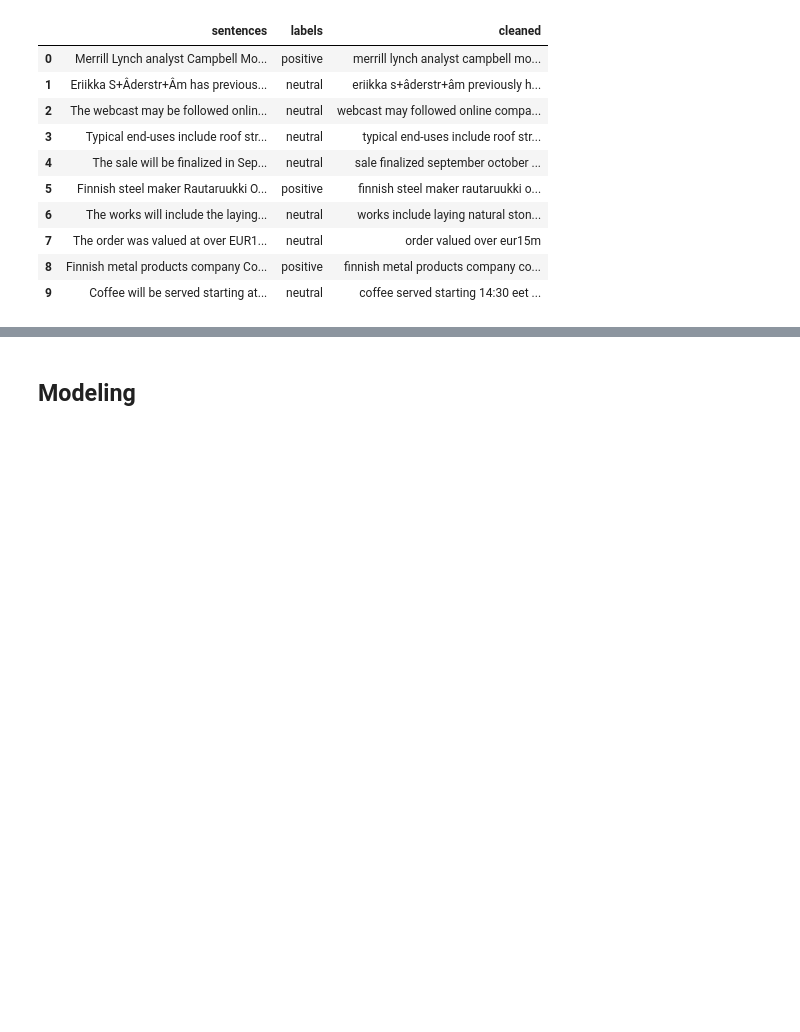
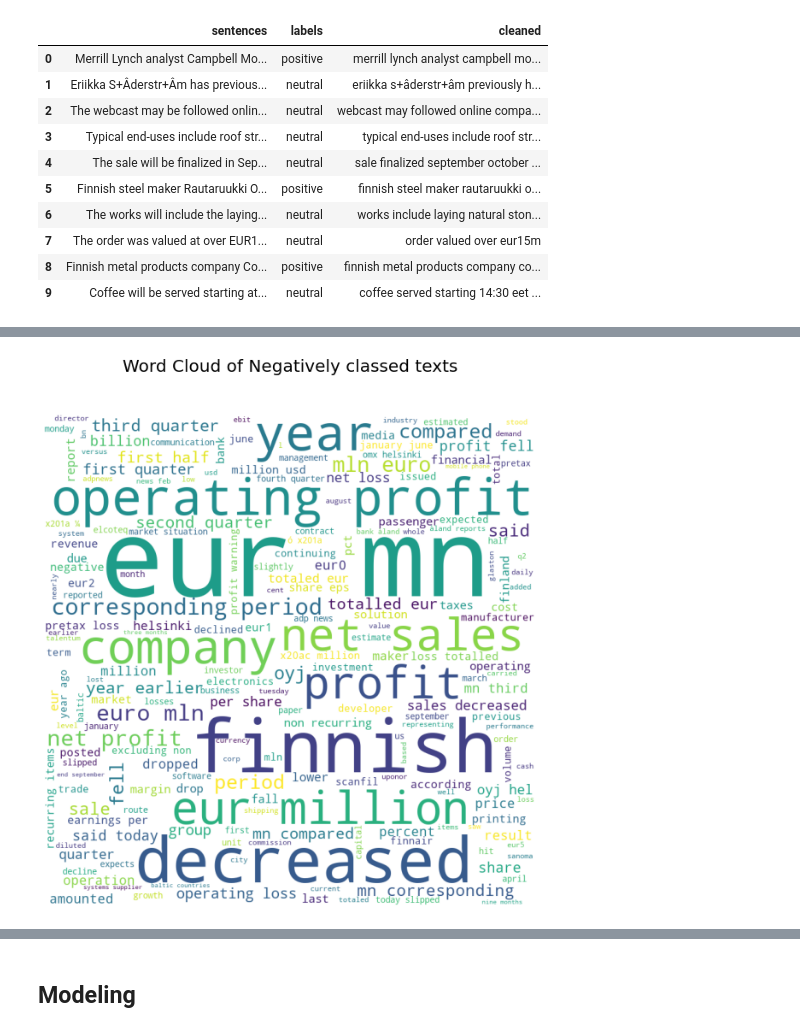
Before and after one commit to hritikb/financial_text_sentiment_analysis, a Jupyter notebook: NLP_Project.ipynb, the cells around one changed output, grey strips where cells are left out. Cells and saved outputs as stored; diff of their text form; code cells hidden in the pictures; blank space fills up the shorter version.

```diff
--- a/NLP_Project.ipynb
+++ b/NLP_Project.ipynb
@@ -153,0 +290,27 @@ df.head(10)
+# %%
+## For negative class
+
+neg_words = ''
+
+# iterate through the csv file
+for val in df[df.labels == 'negative'].cleaned:
+
+    # split the value
+    tokens = val.split()
+
+    neg_words += " ".join(tokens)+" "
+
+wordcloud_neg = WordCloud(width = 800, height = 800,
+                background_color ='white',
+                min_font_size = 10).generate(neg_words)
+
+# plot the WordCloud image
+plt.figure(figsize = (8, 8), facecolor = None)
+plt.imshow(wordcloud_neg)
+plt.axis("off")
+plt.tight_layout(pad = 0)
+plt.title('Word Cloud of Negatively classed texts\n\n', fontsize = 20)
+
+plt.show()
+# %% [output]
+[figure, added]
```
Also changed, not shown: parts of 40 cells of this notebook, 2 other files.
